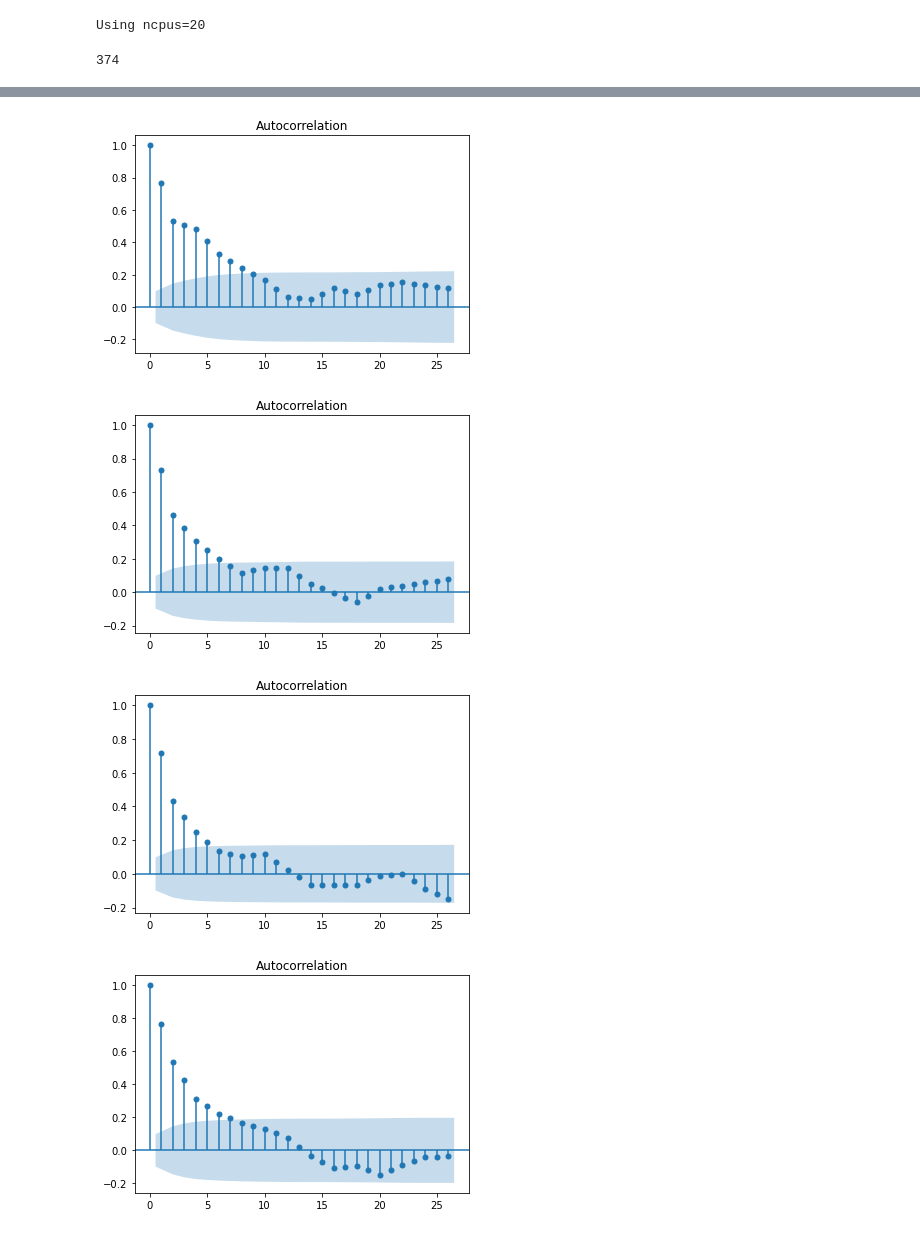
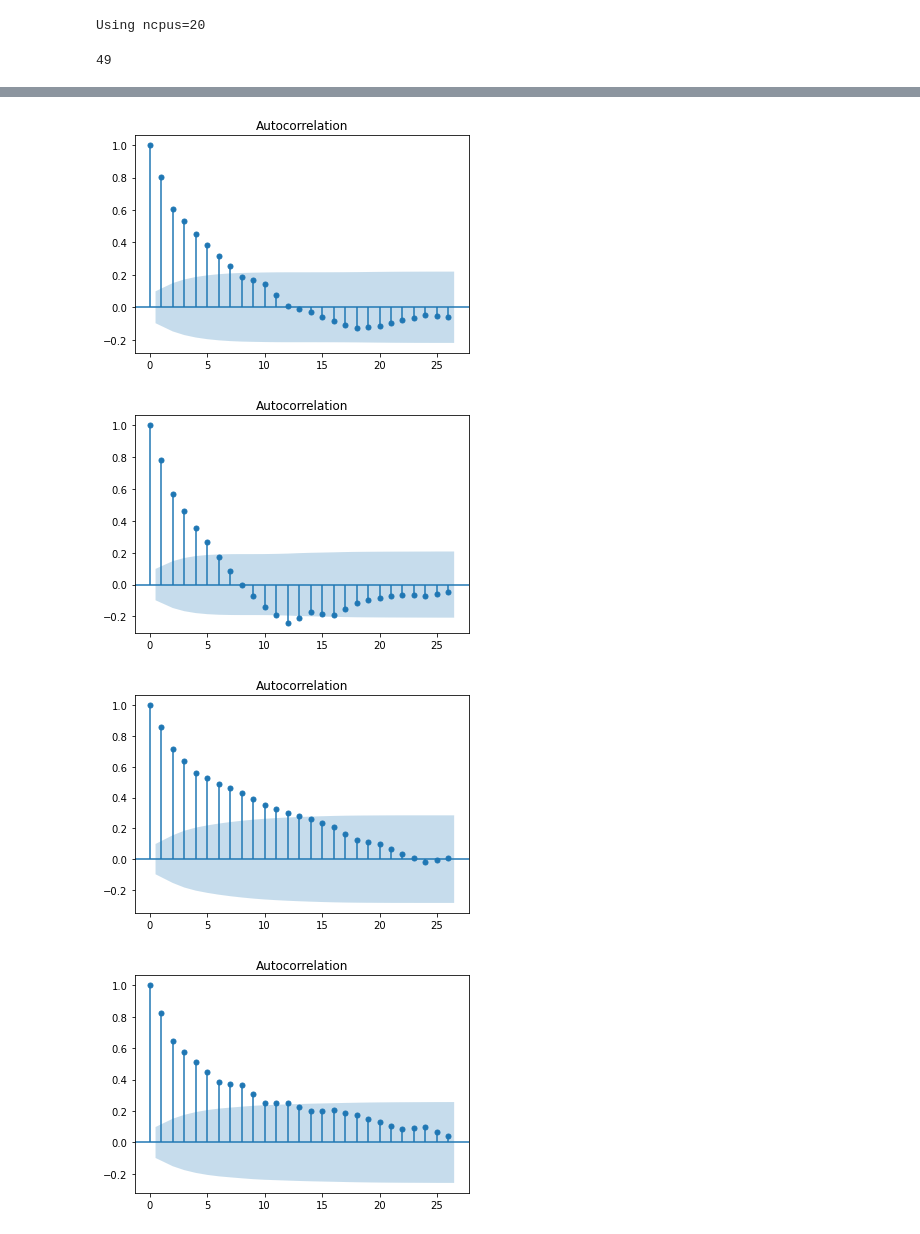
Before and after one commit to aarjaneiro/RedundancyPaper, a Jupyter notebook: Analysis/fixedpoint_analysis.ipynb, the cells around one changed output, grey strips where cells are left out. Saved outputs shown, nothing was run; the diff lists cells and outputs as text; code cells hidden in the pictures.

```diff
--- a/Analysis/fixedpoint_analysis.ipynb
+++ b/Analysis/fixedpoint_analysis.ipynb
@@ -18,7 +19,7 @@ The Cython extension is already loaded. To reload it, use:
 # User-set params
 simrep = 20 # set to cores utilized in parallel to limit amount held in memory
 if simrep>ncpus: print("simrep should be <= to be safe")
-ToOrder = [500] # N values to test
+ToOrder = [5] # N values to test
 # WARNING: N values too high can result in memory leaks!
 seed = 1111
 maxtime = 1000 # max time used across all sims
@@ -142,18 +143,9 @@ def SafeRun(maxtime=1000, rho = 0.9, d=2, r=2, order=range(2, 20, 2),
 Using ncpus=20
 # %%
 
-def rearrange_for_test(results, which = 0, ToOrder=ToOrder):
+def rearrange_for_test(results, simrep=simrep):
     """Arranges rep{sim{queue}} data -> queue{rep}"""
-    per_queue = {q: [] for q in range(ToOrder[which])}
-    for sim in range(simrep):
-        sim_results=results[sim][0]["TimeQueueSize"]
-        queue_times = {q:{} for q in range(ToOrder[which])}
-        for time, value in sim_results.items():
-            for queue in range(ToOrder[which]):
-                queue_times[queue][time] = value[queue]
-        for queue in range(ToOrder[which]):
-            per_queue[queue].append(queue_times[queue])
-    return per_queue
+    return {sim: results[sim][0]["TimeQueueSize"] for sim in range(simrep)}
 
 #results[i][N]["TimeQueueSize"] == results for rep i, size N
 def ecdf_time(result, N,  simrep=simrep):
@@ -165,7 +157,7 @@ def arr_t(X):
     return np.array(X).transpose()[:,1]
 gc.collect() # clear memory of clutter from imports
 # %% [output]
-374
+49
 # %%
 # Outputs in tex tabular style
 def sig(a):
@@ -176,24 +168,30 @@ def sig(a):
     elif a < 0.1:
         return "*"
     return ""
+fixer = lambda x: np.mean(list(x[0].values())) if x[0] != 0 else 0
 
-#
 for r in [0.8, 0.9, 0.99]: #0.8, 0.9, 0.99]: # values of rho to test
     for thresh in [1,2]:
         for i in range(len(ToOrder)):
             results = SafeRun(of="TSim", order=[ToOrder[i]], maxtime=maxtime, rho = r, r = thresh, simrep=simrep, ts=False, seed=seed)
             results = results[list(results.keys())[0]] #
-            sim_per_queue = rearrange_for_test(results,i)
+            sims = rearrange_for_test(results)
             del results
             gc.collect()
             f = io.StringIO()
-            data_sim=np.array([(hsic.time_sampler(sim_per_queue[m], rng)) for m in range(ToOrder[i])])
-            del sim_per_queue
+            ret = []
+            for m in range(simrep):
+                with redirect_stdout(f):
+                    sampled = hsic.time_sampler([sims[m]], rng)
+                sampled = np.array([fixer(i) for i in sampled])
+                print(sampled.shape)
+                ret.append(sampled)
+            ret = np.array(ret)
+            print(ret.shape)
+            data_sim=np.mean(ret, axis=0)
             print(data_sim.shape)
-            data_sim = np.mean(np.mean(data_sim, axis=0), axis=1)
             sm.graphics.tsa.plot_acf(data_sim, alpha=0.05)
             plt.savefig(f"output/{thresh}_{i}_{r}_{time.time()}.png")
-            del data_sim
             gc.collect()
 # %% [output]
 Running <bound method Concurrent.TSim of <__main__.Concurrent object at 0x...>>
@@ -211,4 +214,4 @@ Running <bound method Concurrent.TSim of <__main__.Concurrent object at 0x...>>
-[figure, old version]
+[figure, new version]
-[figure, old version]
+[figure, new version]
-[figure, old version]
+[figure, new version]
-[figure, old version]
+[figure, new version]
```
Also changed, not shown: parts of 4 cells of this notebook, 3 other files.
